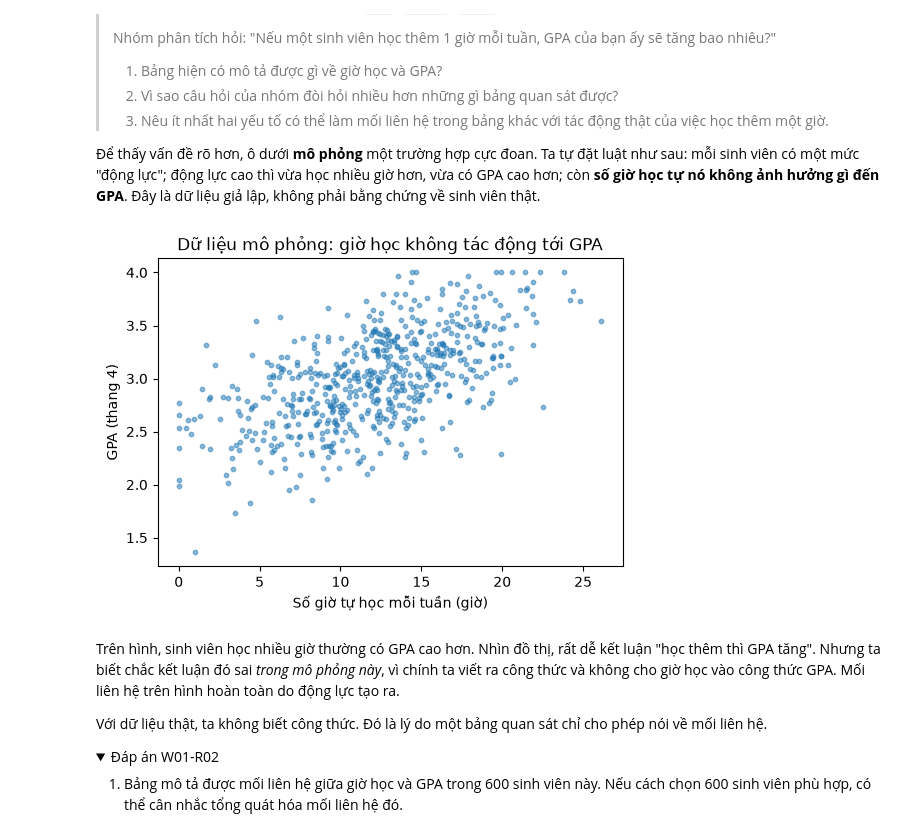
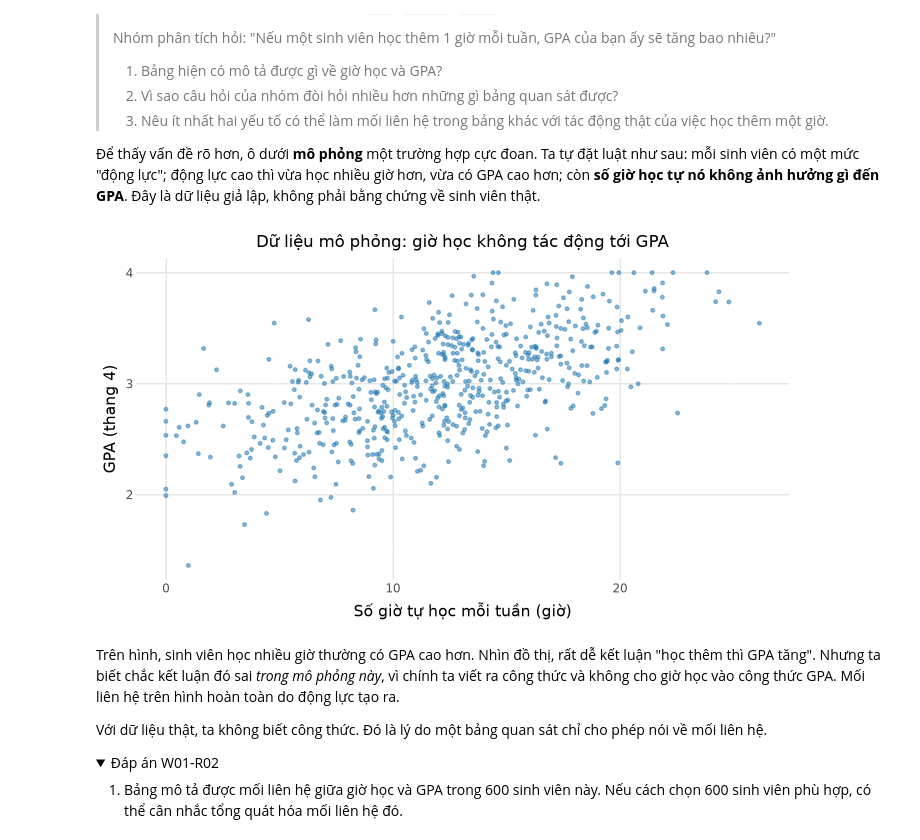
Before and after one commit to h2bach/UET.MAT1052-Labs-Materials, a Jupyter notebook: W1_CauHoiVaDuLieu.ipynb, the cells around one changed output. Cells and saved outputs as stored; diff of their text form; code cells hidden in the pictures; folded sections open.

Commit message:
Convert and validate all course notebooks with Plotnine

```diff
--- a/W1_CauHoiVaDuLieu.ipynb
+++ b/W1_CauHoiVaDuLieu.ipynb
@@ -22,7 +22,10 @@ Mã câu hỏi (W01-Q01, W01-CH02, ...) giữ nguyên như bài giảng trên l
 # %%
 import numpy as np
 import pandas as pd
-import matplotlib.pyplot as plt
+import plotnine as p9
+from IPython.display import display
+
+p9.theme_set(p9.theme_minimal(base_size=11))
 
 pd.set_option("display.max_columns", 30)
 rng = np.random.default_rng(42)   # cố định để ai chạy cũng ra cùng kết quả
@@ -598,20 +606,24 @@ shape sau khi gộp: (40, 2)
 # %%
 so_sinh_vien = 600
 dong_luc = rng.normal(0, 1, size=so_sinh_vien)
 
 gio_hoc = 12 + 4 * dong_luc + rng.normal(0, 3, size=so_sinh_vien)
 gio_hoc = np.clip(gio_hoc, 0, None)
 gpa = 3.0 + 0.35 * dong_luc + rng.normal(0, 0.3, size=so_sinh_vien)   # không có gio_hoc trong công thức
 gpa = np.clip(gpa, 0, 4)
 
-plt.figure(figsize=(6, 4))
-plt.scatter(gio_hoc, gpa, s=10, alpha=0.5)
-plt.xlabel("Số giờ tự học mỗi tuần (giờ)")
-plt.ylabel("GPA (thang 4)")
-plt.title("Dữ liệu mô phỏng: giờ học không tác động tới GPA")
-plt.show()
+# Bảng có một hàng cho mỗi sinh viên để ánh xạ giờ học và GPA.
+du_lieu_gpa = pd.DataFrame({"gio_hoc": gio_hoc, "gpa": gpa})
+hinh_gpa = (
+    p9.ggplot(du_lieu_gpa, p9.aes(x="gio_hoc", y="gpa"))
+    + p9.geom_point(size=1, alpha=0.5, color="#1f77b4")
+    + p9.labs(x="Số giờ tự học mỗi tuần (giờ)", y="GPA (thang 4)",
+              title="Dữ liệu mô phỏng: giờ học không tác động tới GPA")
+    + p9.theme(figure_size=(7, 4), plot_title=p9.element_text(size=12))
+)
+display(hinh_gpa)
 # %% [output]
-[figure, old version]
+[figure, new version]
 # %% [markdown]
 Trên hình, sinh viên học nhiều giờ thường có GPA cao hơn. Nhìn đồ thị, rất dễ kết luận "học thêm thì GPA tăng". Nhưng ta biết chắc kết luận đó sai *trong mô phỏng này*, vì chính ta viết ra công thức và không cho giờ học vào công thức GPA. Mối liên hệ trên hình hoàn toàn do động lực tạo ra.
 
```
Also changed, not shown: parts of 6 cells of this notebook, 16 other files.
